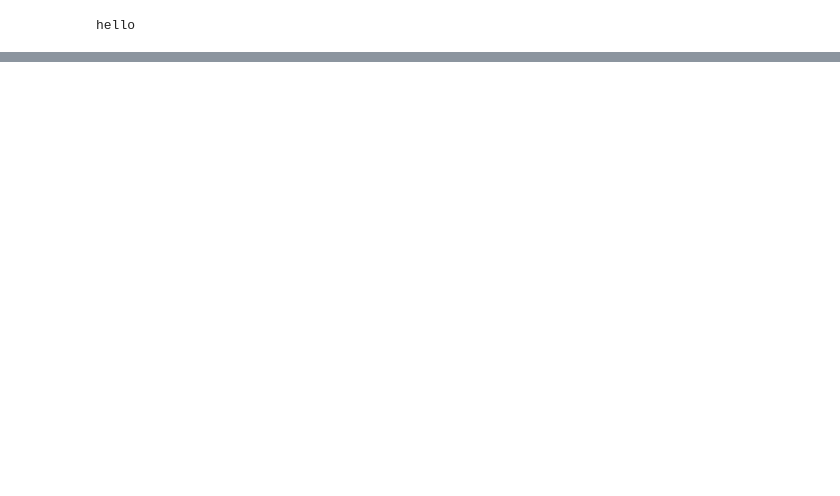
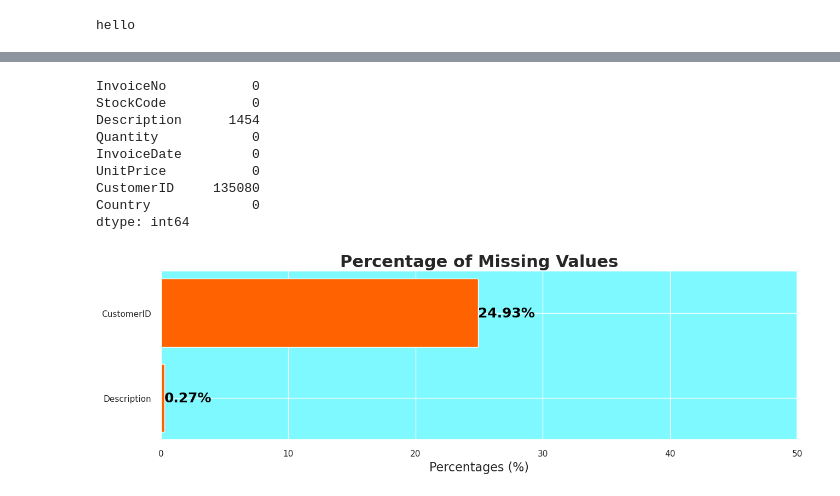
Before and after one commit to AMIdrissi/Recommendation-System, a Jupyter notebook: recommendationSystem.ipynb, the cells around one changed output, grey strips where cells are left out. Drawn from its saved outputs; the diff is of its cells as text; code cells hidden in the pictures; blank space fills up the shorter version.

Commit message:
more data cleaning

```diff
--- a/recommendationSystem.ipynb
+++ b/recommendationSystem.ipynb
@@ -29,0 +32,9 @@ from collections import Counter
+# %%
+# Overwrite some style properties for Seaborn plots
+sns.set_theme(rc={'axes.facecolor': '#7df9ff'}, style='darkgrid')
+# %%
+# Let's load the data
+df = pd.read_csv("data.csv" , encoding="ISO-8859-1")
+df_origin = df
+# see what the data looks like
+df.head()
@@ -29,0 +92,36 @@ from collections import Counter
+# %%
+# calculating the mising data
+missing_data = df.isnull().sum() # sums each colum seperatly
+# give the percentage for each column
+missing_percentage = (missing_data[missing_data > 0] / df.shape[0]) * 100 # shapes the dataset to line-col (only lines in this case)
+#                                                                      ^ forgot to multiply bruh
+
+print(missing_data)
+# Srting the vales so they are better presented
+missing_percentage.sort_values(ascending=True, inplace=True)
+
+# Ploting
+fig, ax = plt.subplots(figsize=(15, 4))
+ax.barh(missing_percentage.index, missing_percentage, color='#ff6200')
+
+# Annotate the values and indexes
+for i, (value, name) in enumerate(zip(missing_percentage, missing_percentage.index)):
+    ax.text(value, i, f"{value:.2f}%", ha='left', va='center', fontweight='bold', fontsize=18, color='black')
+
+# Set x-axis limit
+ax.set_xlim([0, 50])
+
+plt.title("Percentage of Missing Values", fontweight='bold', fontsize=22)
+plt.xlabel('Percentages (%)', fontsize=16)
+plt.show()
+# %% [output]
+InvoiceNo           0
+StockCode           0
+Description      1454
+Quantity            0
+InvoiceDate         0
+UnitPrice           0
+CustomerID     135080
+Country             0
+dtype: int64
+[figure, added]
```
Also changed, not shown: parts of 17 cells of this notebook, 1 other file.
